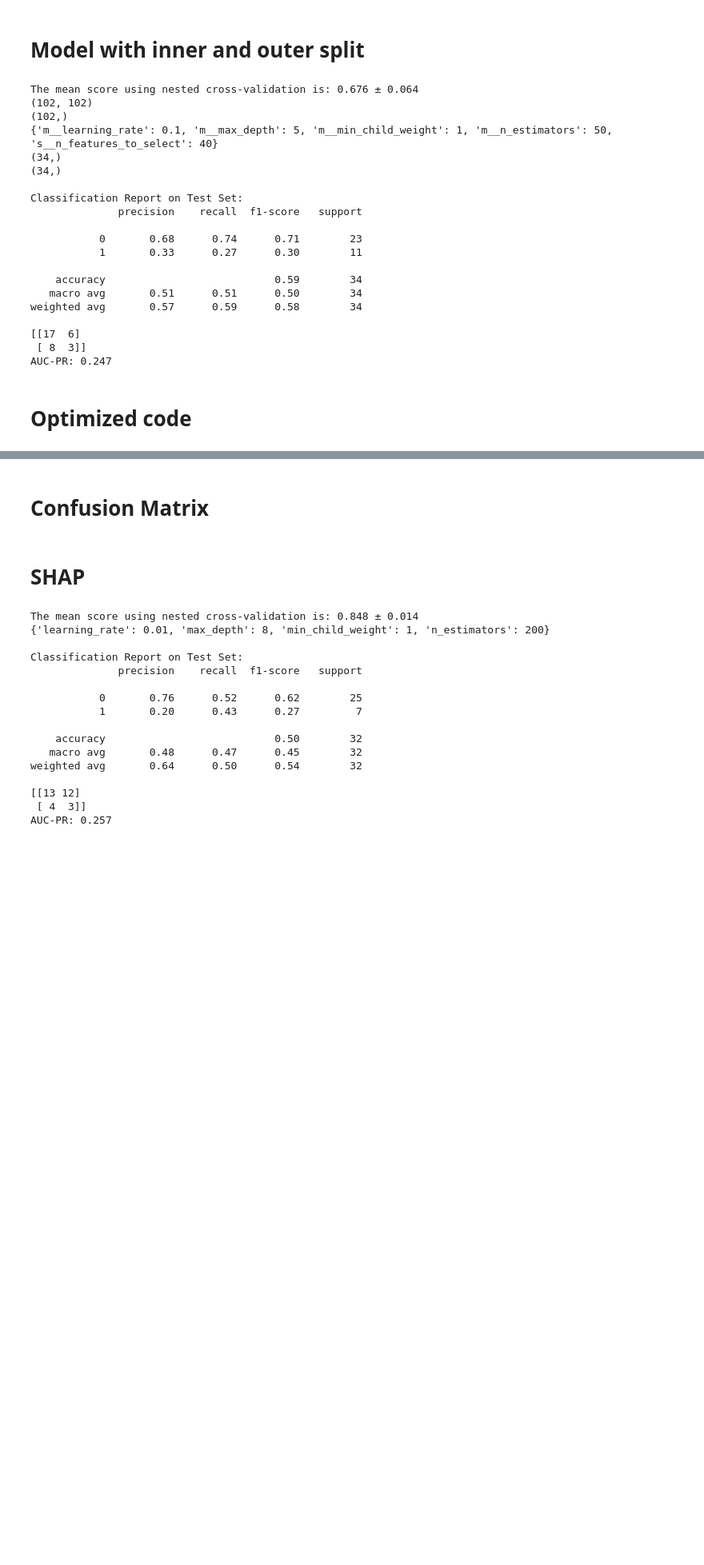
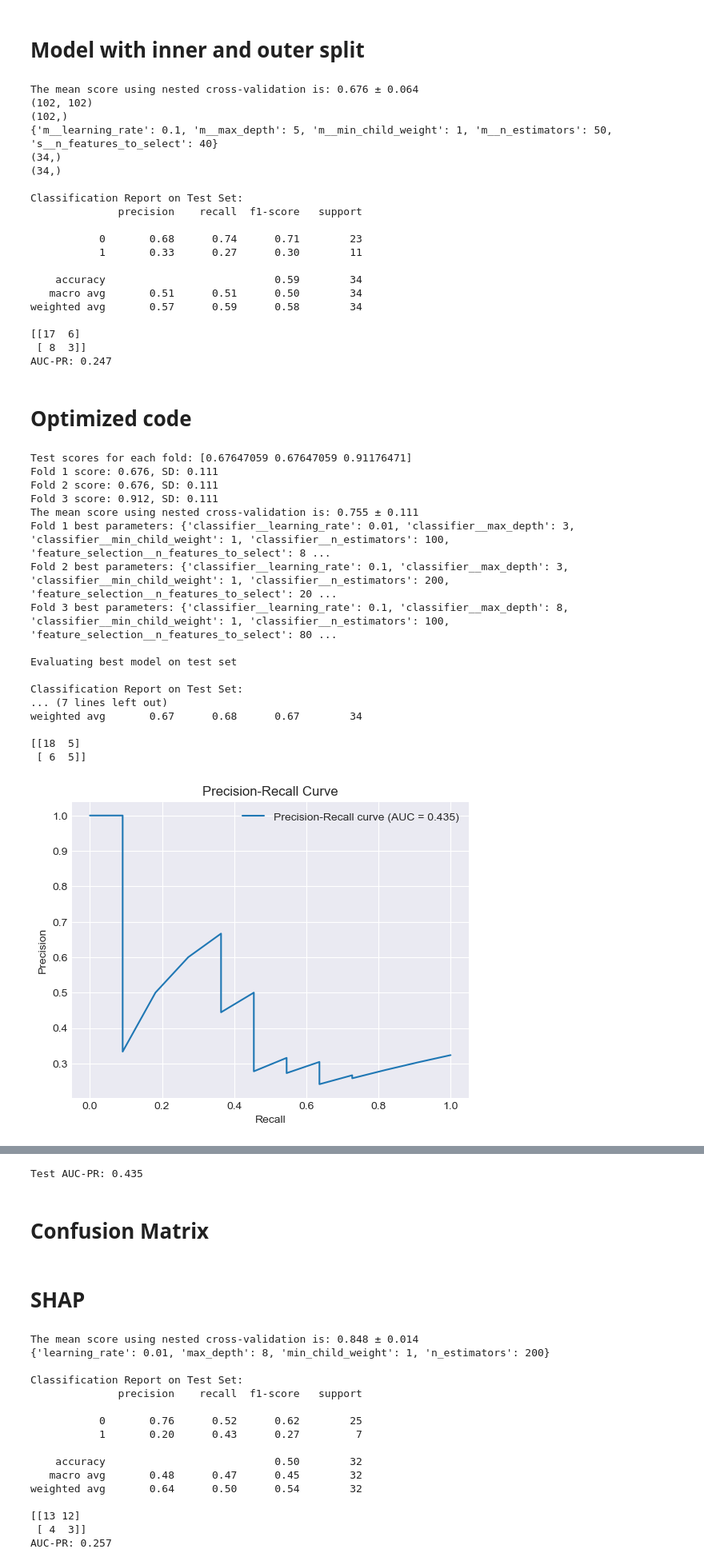
Before and after one commit to DionneSpaltman/predicting_VVR, a Jupyter notebook: models/10_only_intensity/13_xgboost.ipynb, the cells around one changed output, grey strips where cells are left out. Shown at 80% size. Cells and saved outputs as stored; diff of their text form; code cells hidden in the pictures; blank space fills up the shorter version.

Commit message:
Results from intensity and VVR

```diff
--- a/models/10_only_intensity/13_xgboost.ipynb
+++ b/models/10_only_intensity/13_xgboost.ipynb
@@ -215,7 +215,7 @@ def plot_curves(y_test, y_proba, y_pred):
     plt.legend(loc='best')
     plt.show()
 
-def evaluate_model(cv_results, X_train, y_train, X_test, y_test):
+def evaluate_model(cv_results, X_test, y_test):
     """Evaluates the model on the test set."""
     best_estimator_per_fold = [result.best_estimator_ for result in cv_results['estimator']]  # Get best estimator for each fold
 
@@ -240,5 +240,24 @@ def evaluate_model(cv_results, X_train, y_train, X_test, y_test):
 # %%
 random_seed = 42
 
 cv_results = perform_nested_cv(X_train, y_train, random_state=random_seed)  # Perform nested cross-validation
-y_test_pred = evaluate_model(cv_results, X_train, y_train, X_test, y_test)  # Evaluate the model on the test set
+y_test_pred = evaluate_model(cv_results, X_test, y_test)  # Evaluate the model on the test set
+# %% [output]
+Test scores for each fold: [0.67647059 0.67647059 0.91176471]
+Fold 1 score: 0.676, SD: 0.111
+Fold 2 score: 0.676, SD: 0.111
+Fold 3 score: 0.912, SD: 0.111
+The mean score using nested cross-validation is: 0.755 ± 0.111
+Fold 1 best parameters: {'classifier__learning_rate': 0.01, 'classifier__max_depth': 3, 'classifier__min_child_weight': 1, 'classifier__n_estimators': 100, 'feature_selection__n_features_to_select': 8 ...
+Fold 2 best parameters: {'classifier__learning_rate': 0.1, 'classifier__max_depth': 3, 'classifier__min_child_weight': 1, 'classifier__n_estimators': 200, 'feature_selection__n_features_to_select': 20 ...
+Fold 3 best parameters: {'classifier__learning_rate': 0.1, 'classifier__max_depth': 8, 'classifier__min_child_weight': 1, 'classifier__n_estimators': 100, 'feature_selection__n_features_to_select': 80 ...
+
+Evaluating best model on test set
+
+Classification Report on Test Set:
+... (7 lines left out)
+weighted avg       0.67      0.68      0.67        34
+
+[[18  5]
+ [ 6  5]]
+[figure, added]
@@ -245,3 +265,4 @@ y_test_pred = evaluate_model(cv_results, X_train, y_train, X_test, y_test)  # Ev
+Test AUC-PR: 0.435
 # %% [markdown]
 # Confusion Matrix
 # %%
```
Also changed, not shown: parts of 1 cell of this notebook, 12 other files.
